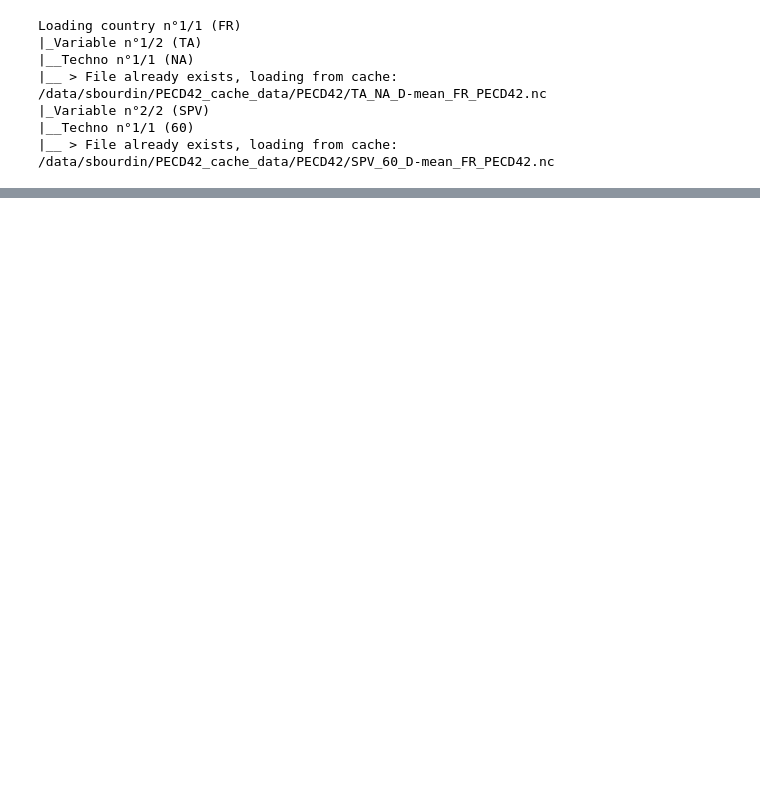
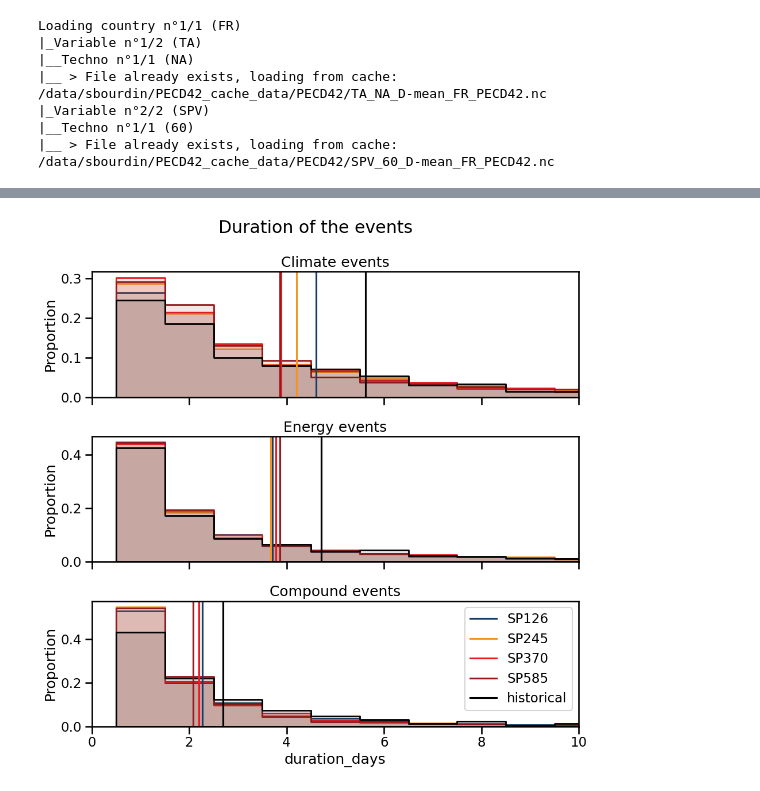
Before and after one commit to ECMWFCode4Earth/weave, a Jupyter notebook: expert.ipynb, the cells around one changed output, grey strips where cells are left out. Drawn from its saved outputs; the diff is of its cells as text; code cells hidden in the pictures; blank space fills up the shorter version.

Commit message:
Make duration plot take period into account

```diff
--- a/expert.ipynb
+++ b/expert.ipynb
@@ -65,4 +79,6 @@ nb_event_timeseries_plotly_multi([N_climate_events, N_energy_events, N_compound_
 # %%
-event_duration_hist(climate_events, energy_events, compound_events)
+event_duration_hist(climate_events, energy_events, compound_events, historical_period, future_period)
+# %% [output]
+[figure, added]
 # %%
 event_seasonality_kde(climate_days, energy_days, compound_days)
```
Also changed, not shown: parts of 5 cells of this notebook, 1 other file.
